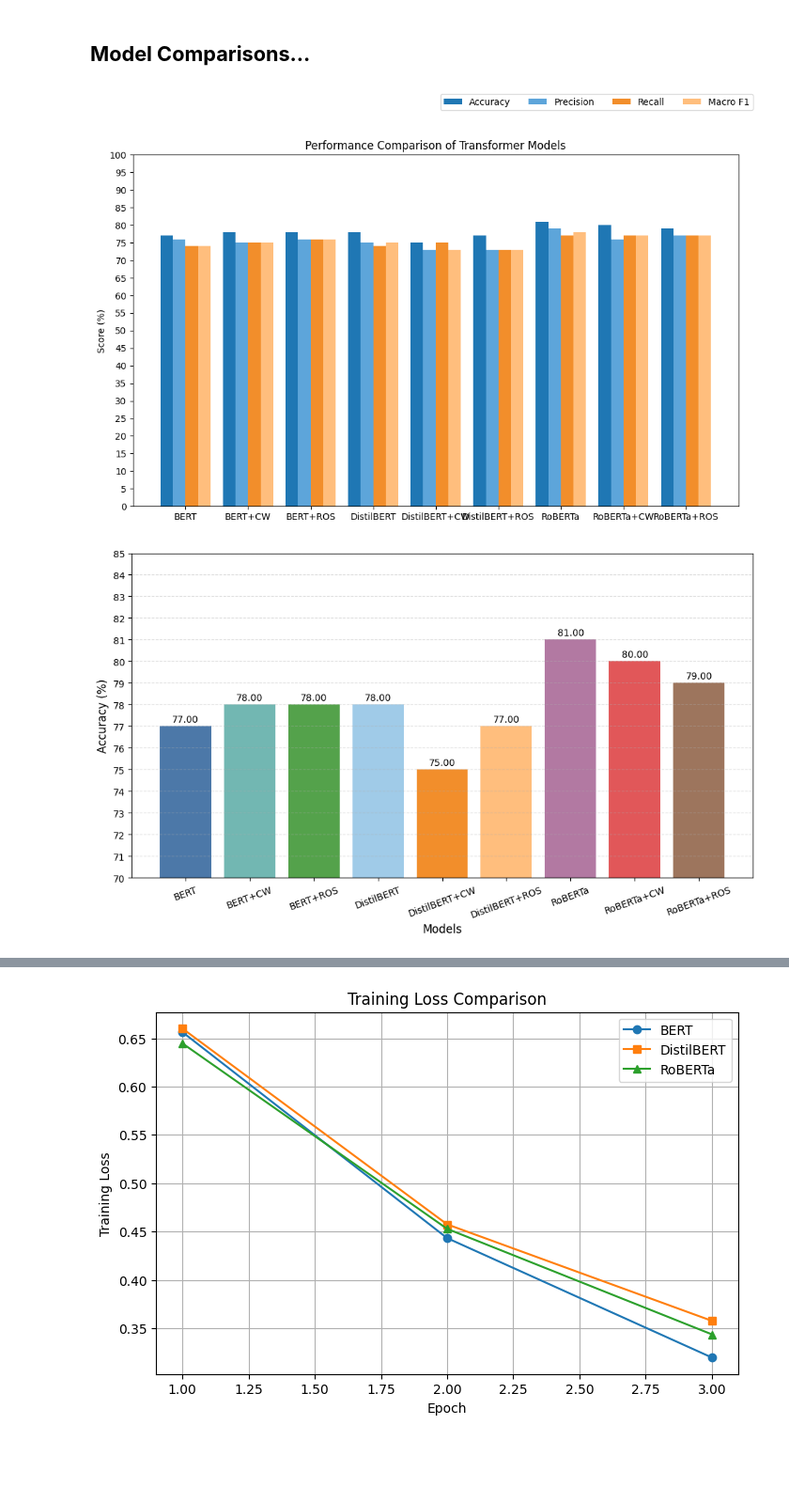
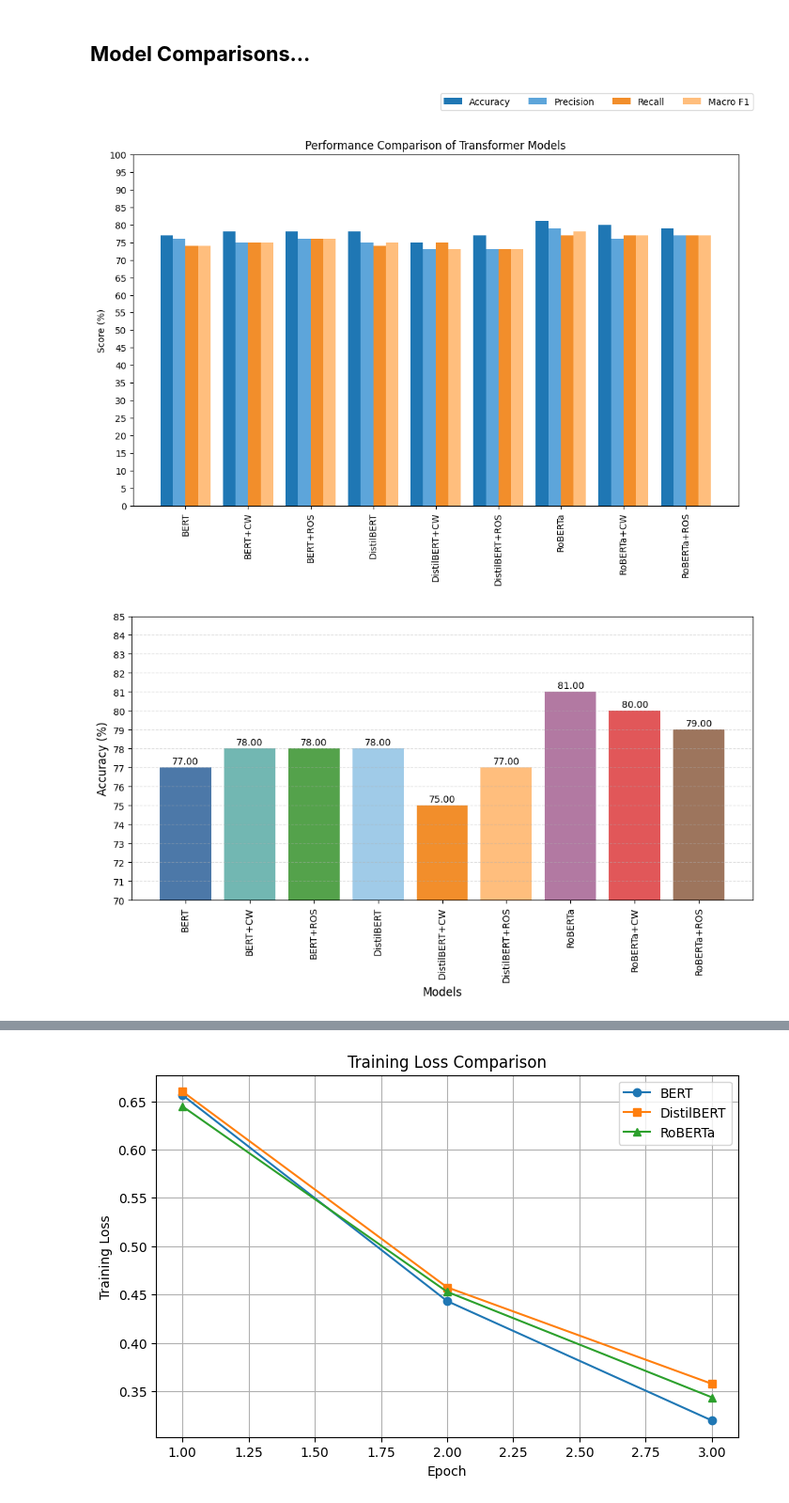
Before and after one commit to AnujikaSasindi/sri-lanka-tourism-sentiment-analysis, a Jupyter notebook: F_Sentiment_Prediction_Model_6_3.ipynb, the cells around one changed output, grey strips where cells are left out. Shown at 94% size. Drawn from its saved outputs; the diff is of its cells as text; code cells hidden in the pictures; blank space fills up the shorter version.

```diff
--- a/F_Sentiment_Prediction_Model_6_3.ipynb
+++ b/F_Sentiment_Prediction_Model_6_3.ipynb
@@ -2723,9 +2723,6 @@ colors = [
     "#5DA5DA",
     "#F28E2B",
     "#FFBE7D",
-    "#72B7B2",
-    "#54A24B",
-    "#A0CBE8"
 ]
 
 results = pd.DataFrame({
@@ -2786,35 +2783,35 @@ results = pd.DataFrame({
         73.0,
         78.0,
         77.0,
         77.0
     ]
 })
 
 x = np.arange(len(results["Model"]))
 width = 0.2
 
 plt.figure(figsize=(12,7))
 
 plt.bar(x-1.5*width, results["Accuracy"], width, label="Accuracy", color=colors[0]) #color=colors[0]
 plt.bar(x-0.5*width, results["Precision"], width, label="Precision", color=colors[1])
 plt.bar(x+0.5*width, results["Recall"], width, label="Recall", color=colors[2])
 plt.bar(x+1.5*width, results["Macro F1"], width, label="Macro F1", color=colors[3])
 
-plt.xticks(x, results["Model"])
+plt.xticks(x, results["Model"], rotation=90)
 plt.ylabel("Score (%)")
 plt.title("Performance Comparison of Transformer Models")
 
 plt.ylim(0, 100)
 plt.yticks(np.arange(0, 101, 5))
 plt.legend(
     loc='center left',
     bbox_to_anchor=(0.5, 1.15),
     ncol=4
 )
 
 plt.show()
 # %% [output]
-[figure, old version]
+[figure, new version]
 # %%
 import pandas as pd
 import matplotlib.pyplot as plt
@@ -2896,13 +2893,13 @@ plt.yticks(range(70,86,1))
 
 plt.grid(axis="y", linestyle="--", alpha=0.4)
 
-plt.xticks(rotation=20)
+plt.xticks(rotation=90)
 
 plt.tight_layout()
 
 plt.show()
 # %% [output]
-[figure, old version]
+[figure, new version]
 # %%
 import pandas as pd
 import matplotlib.pyplot as plt
```
Also changed, not shown: parts of 7 cells of this notebook.
